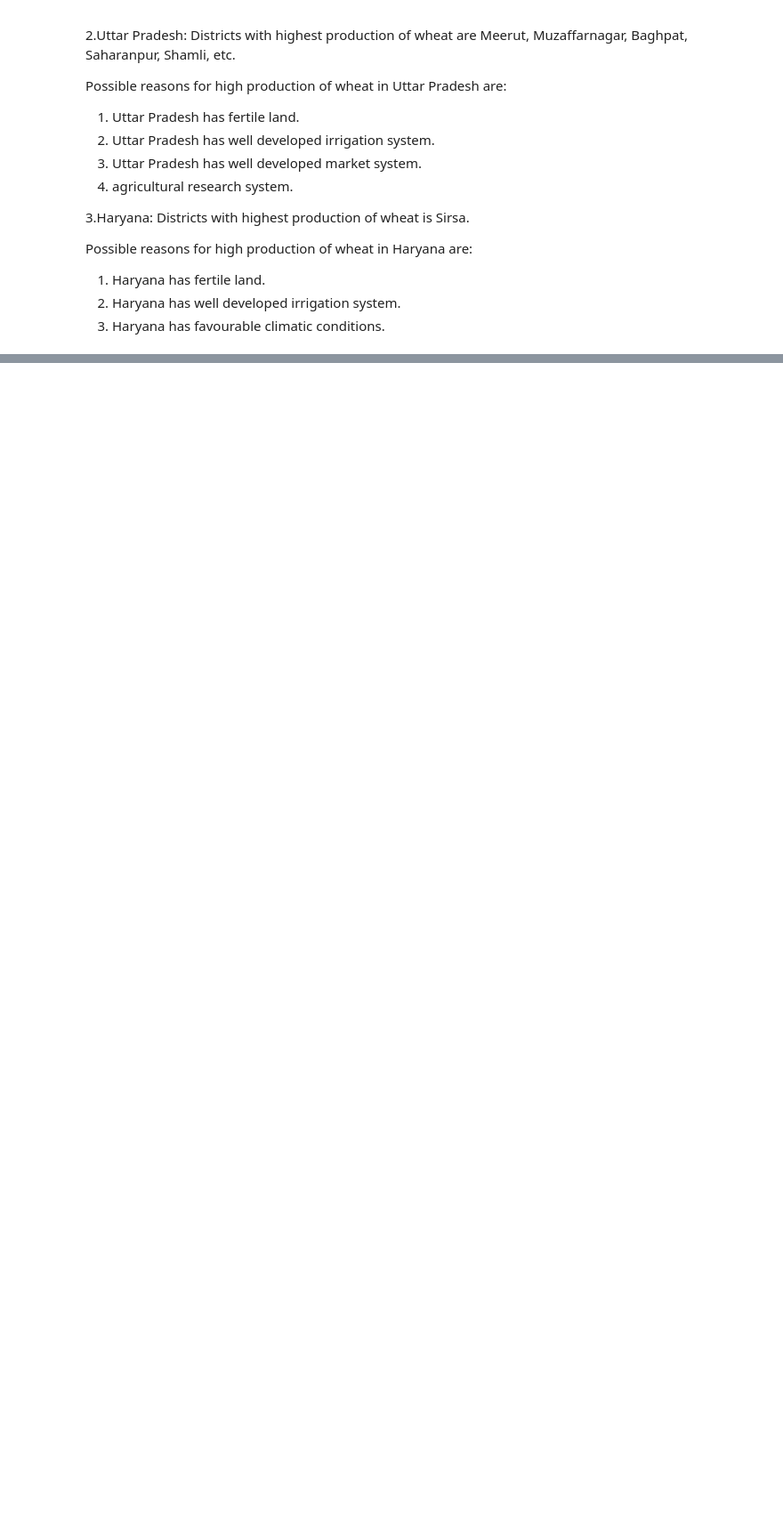
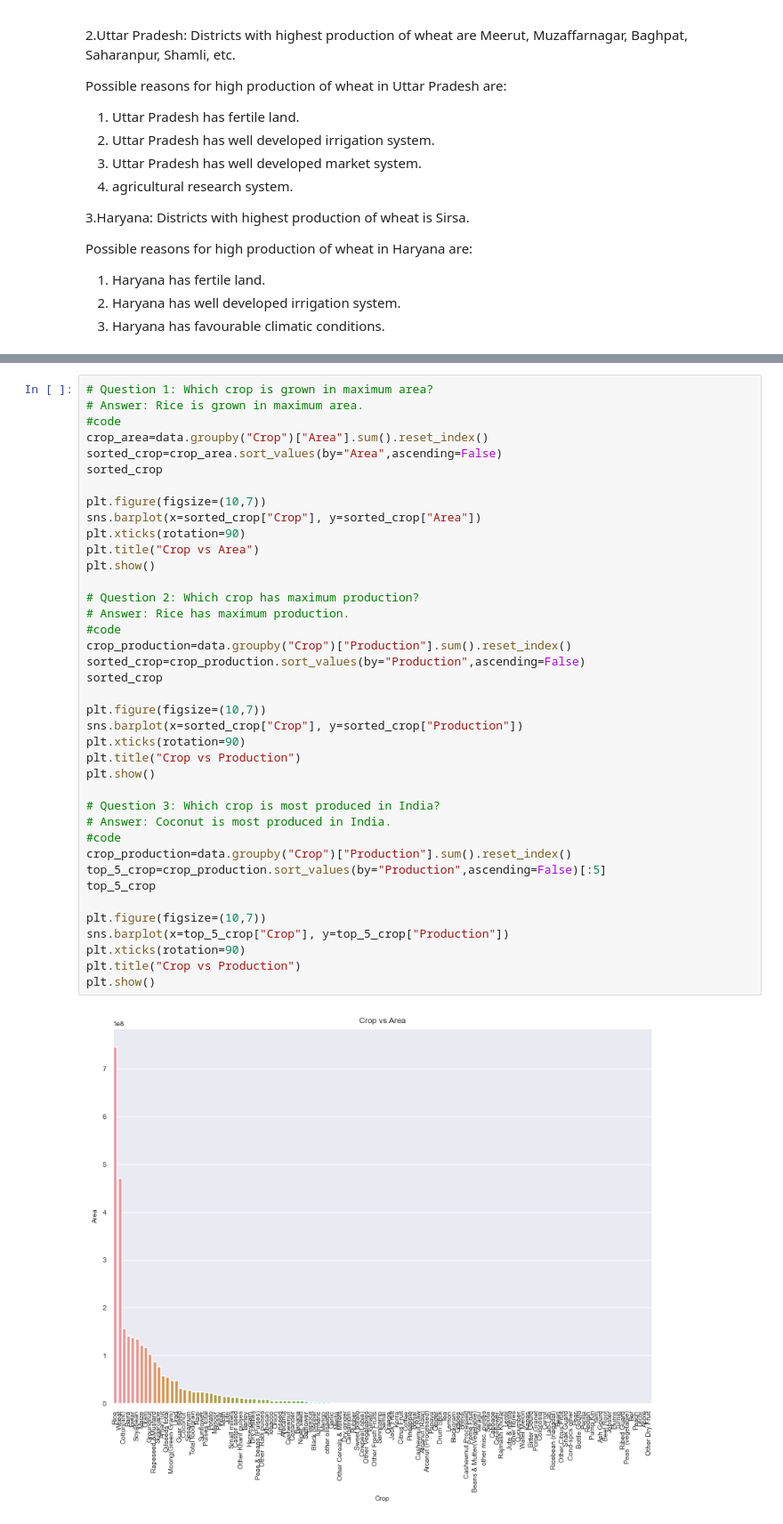
Before and after one commit to prabhjyot009/Crop-recommendation-system, a Jupyter notebook: crop.ipynb, the cells around one changed output, grey strips where cells are left out. Shown at 89% size. Drawn from its saved outputs; the diff is of its cells as text; blank space fills up the shorter version.

```diff
--- a/crop.ipynb
+++ b/crop.ipynb
@@ -247,0 +336,41 @@ Possible reasons for high production of wheat in Haryana are:
+# %%
+# Question 1: Which crop is grown in maximum area?
+# Answer: Rice is grown in maximum area.
+#code
+crop_area=data.groupby("Crop")["Area"].sum().reset_index()
+sorted_crop=crop_area.sort_values(by="Area",ascending=False)
+sorted_crop
+
+plt.figure(figsize=(10,7))
+sns.barplot(x=sorted_crop["Crop"], y=sorted_crop["Area"])
+plt.xticks(rotation=90)
+plt.title("Crop vs Area")
+plt.show()
+
+# Question 2: Which crop has maximum production?
+# Answer: Rice has maximum production.
+#code
+crop_production=data.groupby("Crop")["Production"].sum().reset_index()
+sorted_crop=crop_production.sort_values(by="Production",ascending=False)
+sorted_crop
+
+plt.figure(figsize=(10,7))
+sns.barplot(x=sorted_crop["Crop"], y=sorted_crop["Production"])
+plt.xticks(rotation=90)
+plt.title("Crop vs Production")
+plt.show()
+
+# Question 3: Which crop is most produced in India?
+# Answer: Coconut is most produced in India.
+#code
+crop_production=data.groupby("Crop")["Production"].sum().reset_index()
+top_5_crop=crop_production.sort_values(by="Production",ascending=False)[:5]
+top_5_crop
+
+plt.figure(figsize=(10,7))
+sns.barplot(x=top_5_crop["Crop"], y=top_5_crop["Production"])
+plt.xticks(rotation=90)
+plt.title("Crop vs Production")
+plt.show()
+# %% [output]
+[figure, added]
```
Also changed, not shown: parts of 27 cells of this notebook.
